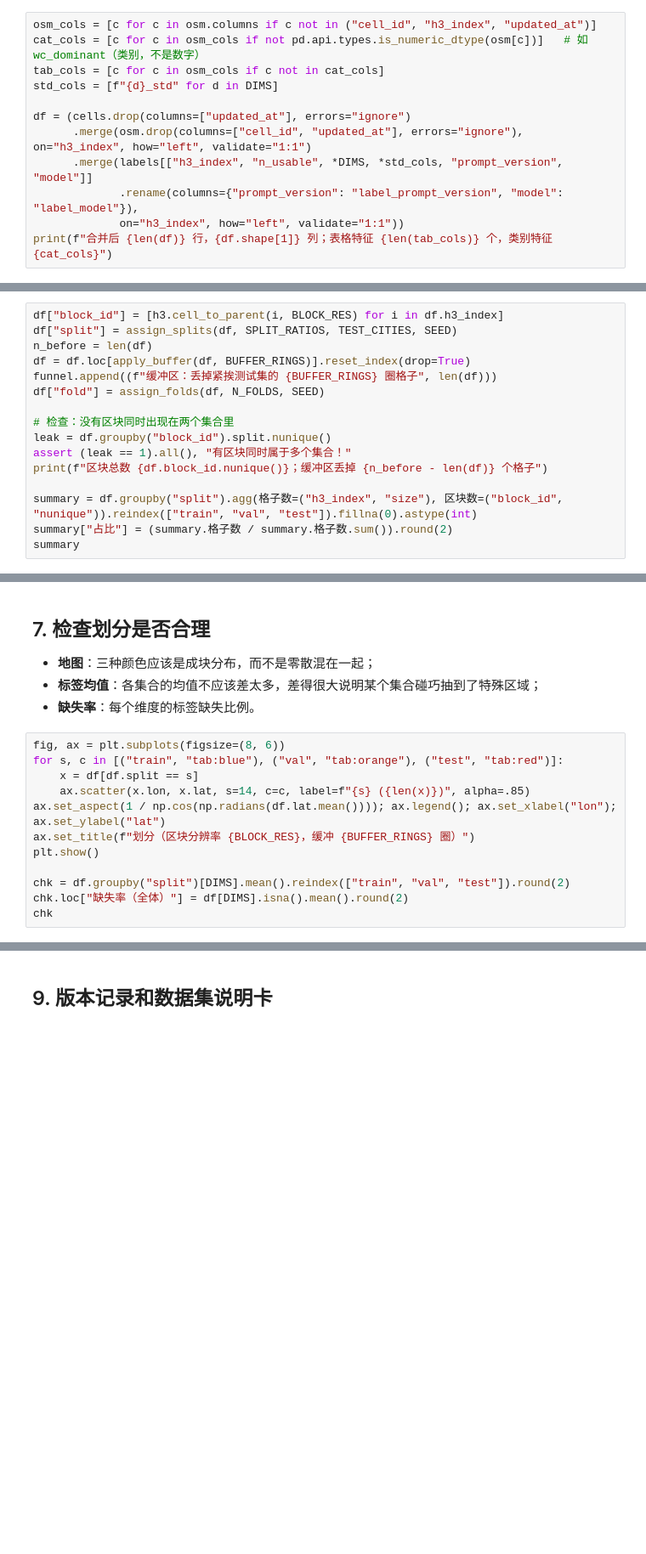
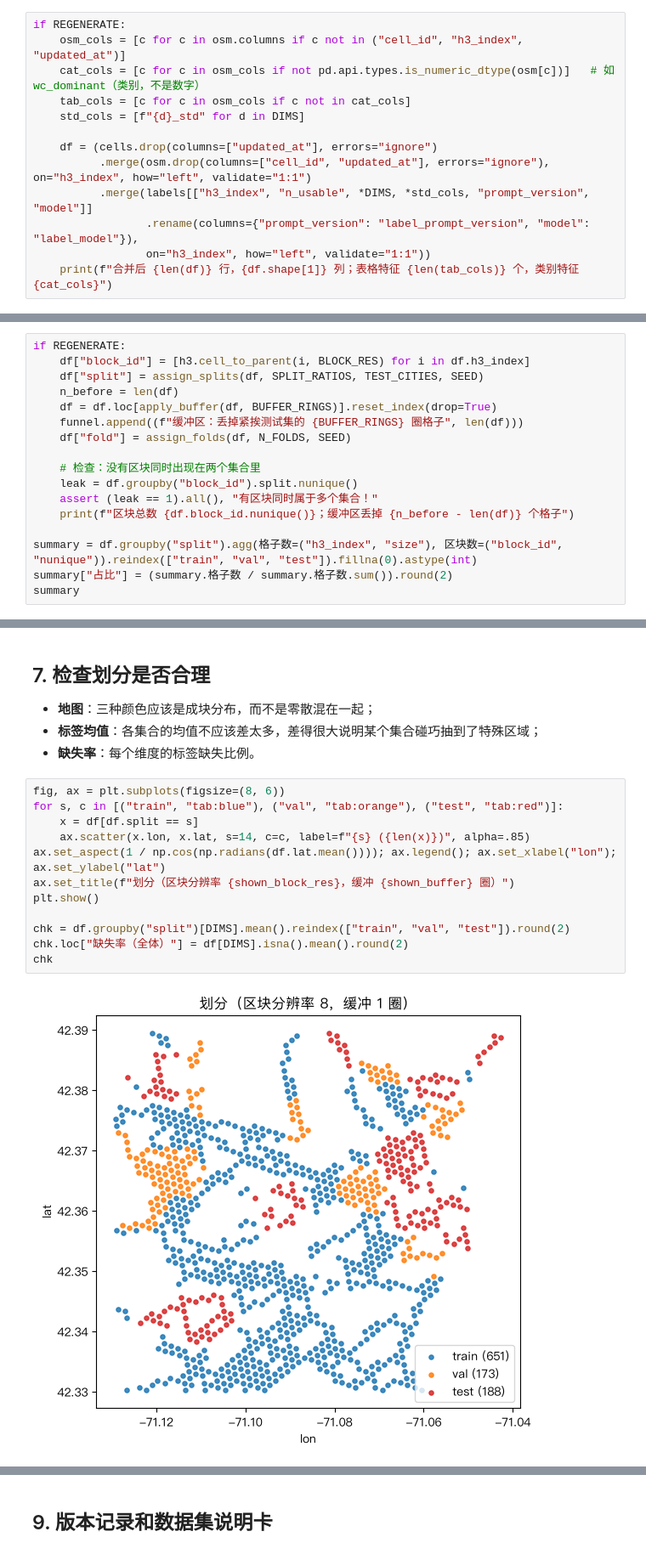
Before and after one commit to XiaozaoWang/AC215_GreenPath, a Jupyter notebook: 05_build_dataset.ipynb, the cells around one changed output, grey strips where cells are left out. Shown at 85% size. Drawn from its saved outputs; the diff is of its cells as text; blank space fills up the shorter version.

```diff
--- a/05_build_dataset.ipynb
+++ b/05_build_dataset.ipynb
@@ -143,17 +164,18 @@ FileExistsError: 数据集 v1 已经存在，是冻结的版本。改了数据
 - **表格输入**：OSM / WorldCover 特征；
 - **标签 Y**：8 个维度（0–1，缺失为 NaN）及其标准差。
 # %%
-osm_cols = [c for c in osm.columns if c not in ("cell_id", "h3_index", "updated_at")]
-cat_cols = [c for c in osm_cols if not pd.api.types.is_numeric_dtype(osm[c])]   # 如 wc_dominant（类别，不是数字）
-tab_cols = [c for c in osm_cols if c not in cat_cols]
-std_cols = [f"{d}_std" for d in DIMS]
+if REGENERATE:
+    osm_cols = [c for c in osm.columns if c not in ("cell_id", "h3_index", "updated_at")]
+    cat_cols = [c for c in osm_cols if not pd.api.types.is_numeric_dtype(osm[c])]   # 如 wc_dominant（类别，不是数字）
+    tab_cols = [c for c in osm_cols if c not in cat_cols]
+    std_cols = [f"{d}_std" for d in DIMS]
 
-df = (cells.drop(columns=["updated_at"], errors="ignore")
-      .merge(osm.drop(columns=["cell_id", "updated_at"], errors="ignore"), on="h3_index", how="left", validate="1:1")
-      .merge(labels[["h3_index", "n_usable", *DIMS, *std_cols, "prompt_version", "model"]]
-             .rename(columns={"prompt_version": "label_prompt_version", "model": "label_model"}),
-             on="h3_index", how="left", validate="1:1"))
-print(f"合并后 {len(df)} 行，{df.shape[1]} 列；表格特征 {len(tab_cols)} 个，类别特征 {cat_cols}")
+    df = (cells.drop(columns=["updated_at"], errors="ignore")
+          .merge(osm.drop(columns=["cell_id", "updated_at"], errors="ignore"), on="h3_index", how="left", validate="1:1")
+          .merge(labels[["h3_index", "n_usable", *DIMS, *std_cols, "prompt_version", "model"]]
+                 .rename(columns={"prompt_version": "label_prompt_version", "model": "label_model"}),
+                 on="h3_index", how="left", validate="1:1"))
+    print(f"合并后 {len(df)} 行，{df.shape[1]} 列；表格特征 {len(tab_cols)} 个，类别特征 {cat_cols}")
 # %% [markdown]
 ## 5. 过滤
 每一步都打印"还剩多少个格子"。被丢掉的原因会写进数据集说明卡。
@@ -221,17 +244,18 @@ def assign_folds(d, n_folds, seed):
         k = int(load.argmin()); fold_of[blk] = k; load[k] += n
     return d.block_id.map(fold_of).astype("Int64")
 # %%
-df["block_id"] = [h3.cell_to_parent(i, BLOCK_RES) for i in df.h3_index]
-df["split"] = assign_splits(df, SPLIT_RATIOS, TEST_CITIES, SEED)
-n_before = len(df)
-df = df.loc[apply_buffer(df, BUFFER_RINGS)].reset_index(drop=True)
-funnel.append((f"缓冲区：丢掉紧挨测试集的 {BUFFER_RINGS} 圈格子", len(df)))
-df["fold"] = assign_folds(df, N_FOLDS, SEED)
+if REGENERATE:
+    df["block_id"] = [h3.cell_to_parent(i, BLOCK_RES) for i in df.h3_index]
+    df["split"] = assign_splits(df, SPLIT_RATIOS, TEST_CITIES, SEED)
+    n_before = len(df)
+    df = df.loc[apply_buffer(df, BUFFER_RINGS)].reset_index(drop=True)
+    funnel.append((f"缓冲区：丢掉紧挨测试集的 {BUFFER_RINGS} 圈格子", len(df)))
+    df["fold"] = assign_folds(df, N_FOLDS, SEED)
 
-# 检查：没有区块同时出现在两个集合里
-leak = df.groupby("block_id").split.nunique()
-assert (leak == 1).all(), "有区块同时属于多个集合！"
-print(f"区块总数 {df.block_id.nunique()}；缓冲区丢掉 {n_before - len(df)} 个格子")
+    # 检查：没有区块同时出现在两个集合里
+    leak = df.groupby("block_id").split.nunique()
+    assert (leak == 1).all(), "有区块同时属于多个集合！"
+    print(f"区块总数 {df.block_id.nunique()}；缓冲区丢掉 {n_before - len(df)} 个格子")
 
 summary = df.groupby("split").agg(格子数=("h3_index", "size"), 区块数=("block_id", "nunique")).reindex(["train", "val", "test"]).fillna(0).astype(int)
 summary["占比"] = (summary.格子数 / summary.格子数.sum()).round(2)
@@ -244,12 +274,14 @@ summary
 # %%
 fig, ax = plt.subplots(figsize=(8, 6))
 for s, c in [("train", "tab:blue"), ("val", "tab:orange"), ("test", "tab:red")]:
     x = df[df.split == s]
     ax.scatter(x.lon, x.lat, s=14, c=c, label=f"{s} ({len(x)})", alpha=.85)
 ax.set_aspect(1 / np.cos(np.radians(df.lat.mean()))); ax.legend(); ax.set_xlabel("lon"); ax.set_ylabel("lat")
-ax.set_title(f"划分（区块分辨率 {BLOCK_RES}，缓冲 {BUFFER_RINGS} 圈）")
+ax.set_title(f"划分（区块分辨率 {shown_block_res}，缓冲 {shown_buffer} 圈）")
 plt.show()
 
 chk = df.groupby("split")[DIMS].mean().reindex(["train", "val", "test"]).round(2)
 chk.loc["缺失率（全体）"] = df[DIMS].isna().mean().round(2)
 chk
+# %% [output]
+[figure, added]
```
Also changed, not shown: parts of 11 cells of this notebook, 6 other files.
